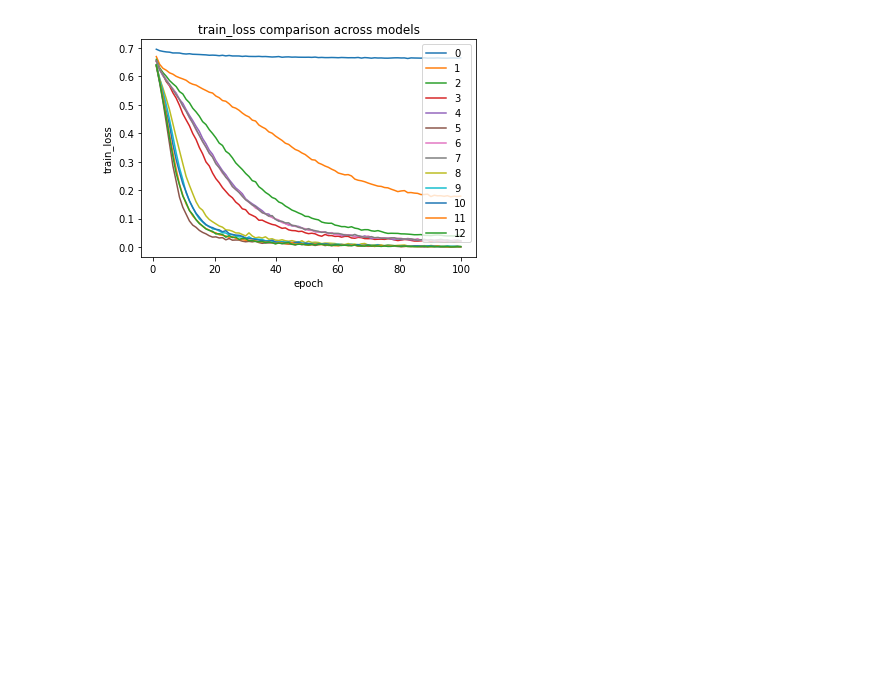
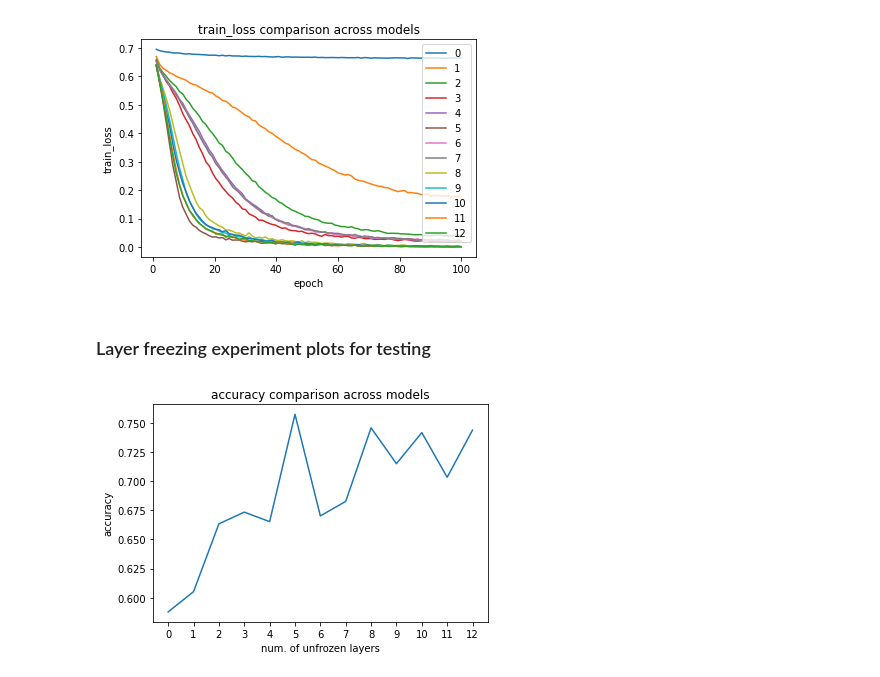
Before and after one commit to ninasachdev/QCB557_project, a Jupyter notebook: make_plots.ipynb, the cells around one changed output. Cells and saved outputs as stored; diff of their text form; code cells hidden in the pictures; blank space fills up the shorter version.

Commit message:
added code for testing plots

```diff
--- a/make_plots.ipynb
+++ b/make_plots.ipynb
@@ -201,3 +201,5 @@ plt.legend()
 plt.show()
 # %% [output]
 [figure]
+# %% [markdown]
+### Layer freezing experiment plots for testing
@@ -203,0 +230,44 @@ plt.show()
+# %%
+# accuracy, precision, recall, f1
+data_type = 'accuracy'
+
+model_name_0 = f'fine_tune_new_v0'
+model_name_1 = f'fine_tune_new_v1'
+model_name_2 = f'fine_tune_new_v2'
+model_name_3 = f'fine_tune_new_v3'
+model_name_4 = f'fine_tune_new_v4'
+model_name_5 = f'fine_tune_new_v5'
+model_name_6 = f'fine_tune_new_v6'
+model_name_7 = f'fine_tune_new_v7'
+model_name_8 = f'fine_tune_new_v8'
+model_name_9 = f'fine_tune_new_v9'
+model_name_10 = f'fine_tune_new_v10'
+model_name_11 = f'fine_tune_new_v11'
+model_name_12 = f'fine_tune_new_v12'
+
+data = [
+    all_test_data[model_name_0][data_type],
+    all_test_data[model_name_1][data_type],
+    all_test_data[model_name_2][data_type],
+    all_test_data[model_name_3][data_type],
+    all_test_data[model_name_4][data_type],
+    all_test_data[model_name_5][data_type],
+    all_test_data[model_name_6][data_type],
+    all_test_data[model_name_7][data_type],
+    all_test_data[model_name_8][data_type],
+    all_test_data[model_name_9][data_type],
+    all_test_data[model_name_10][data_type],
+    all_test_data[model_name_11][data_type],
+    all_test_data[model_name_12][data_type]
+]
+# %%
+plt.plot(layers, data)
+
+plt.xticks(layers)
+
+plt.xlabel('num. of unfrozen layers')
+plt.title(f'{data_type} comparison across models')
+plt.ylabel(f'{data_type}')
+plt.show()
+# %% [output]
+[figure, added]
```
Also changed, not shown: parts of 3 cells of this notebook.
